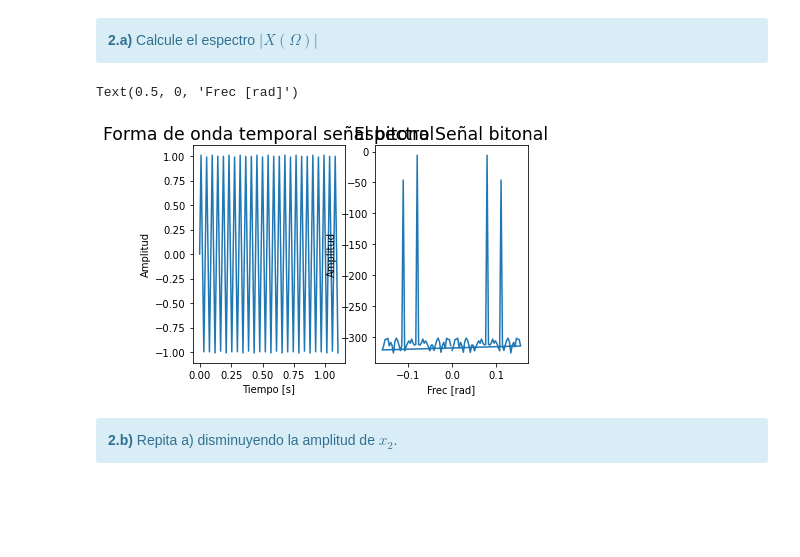
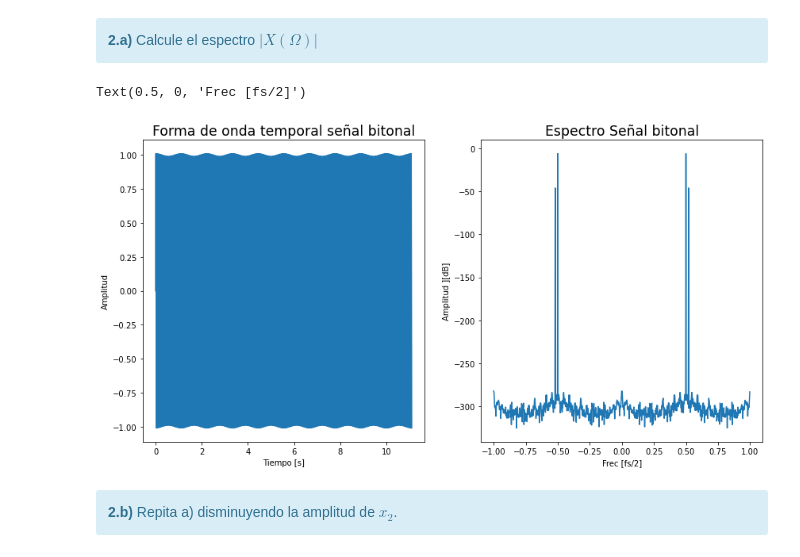
Before and after one commit to fcatuogno/PDS_TPs, a Jupyter notebook: TP2 - Ventanas.ipynb, the cells around one changed output. Drawn from its saved outputs; the diff is of its cells as text; code cells hidden in the pictures; blank space fills up the shorter version.

```diff
--- a/TP2 - Ventanas.ipynb
+++ b/TP2 - Ventanas.ipynb
@@ -38,7 +38,7 @@ from pandas import DataFrame
 from IPython.display import HTML
 
 #Config Tamaño de Plots
-plt.rcParams['figure.figsize'] = [10, 5]
+plt.rcParams['figure.figsize'] = [14, 7]
 
 N  = 1000 # muestras
 fs = 1000 # Hz
@@ -227,7 +227,7 @@ def mi_funcion_sen( vmax, dc, ff, ph, nn, fs):
 # Resolucion espectral
 ############################
 
-N  = 100 # muestras
+N  = 1000 # muestras
 fs = 90 # Hz
 
 ##################
@@ -239,37 +239,41 @@ p1 = 0     # radianes
 f1 = fs/4 # Hz
 
 a2_dB = -40
 
 a2 = 10**(a2_dB/20)
 f2 = f1 + 10*fs/N
 
 Offset = 0 #Volt
 p0 = 0
 
 tiempo, xx = mi_funcion_sen( a1, Offset, f1, p0, N, fs)
 tiempo2, xx2 = mi_funcion_sen( a2, Offset, f2, p0, N, fs)
 xx += xx2
 
 espectro = np.abs(np.fft.fft(xx))/len(xx)
+espectro = np.fft.fftshift(espectro, axes=0)
 espectro = 20*np.log10(espectro)
 frec = np.fft.fftfreq(len(xx),np.pi)
+frec = np.fft.fftfreq(len(xx),0.5)
+frec = np.fft.fftshift(frec)
+
 
 plt.close('all')
 
 fig, [ax1, ax2] = plt.subplots(1,2)
 ax1.plot(tiempo, xx, label='')
 ax2.plot(frec,espectro, label='')
 
 ax1.set_title('Forma de onda temporal señal bitonal', fontsize = 'xx-large')
 ax1.set_ylabel('Amplitud')
 ax1.set_xlabel('Tiempo [s]')
 
 ax2.set_title('Espectro Señal bitonal', fontsize = 'xx-large')
-ax2.set_ylabel('Amplitud')
-ax2.set_xlabel('Frec [rad]')
+ax2.set_ylabel('Amplitud ][dB]')
+ax2.set_xlabel('Frec [fs/2]')
 # %% [output]
-Text(0.5, 0, 'Frec [rad]')
+Text(0.5, 0, 'Frec [fs/2]')
-[figure, old version]
+[figure, new version]
 # %% [markdown]
 <div class="alert alert-block alert-info">
 <b>2.b)</b> Repita a) disminuyendo la amplitud de $x_2$.
```
Also changed, not shown: parts of 8 cells of this notebook.
